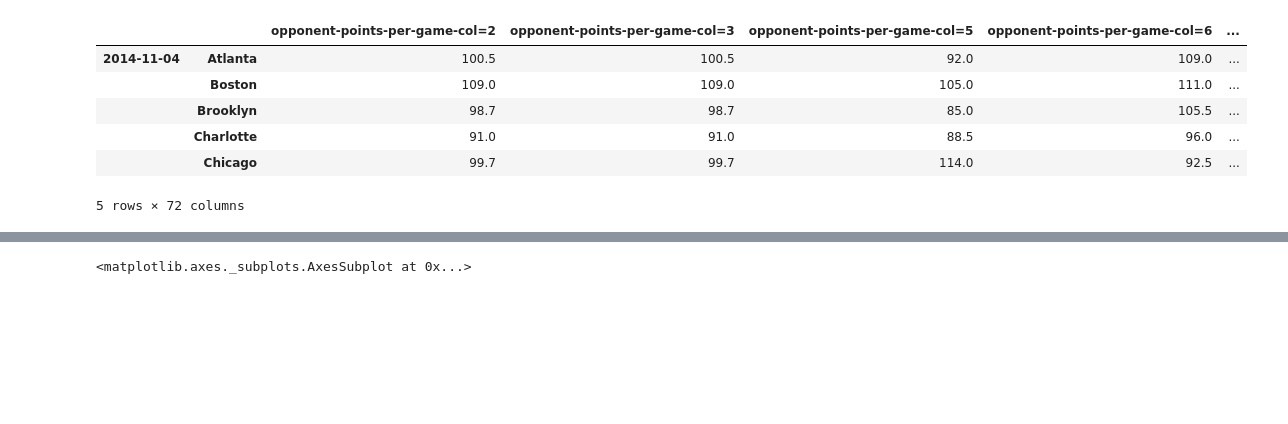
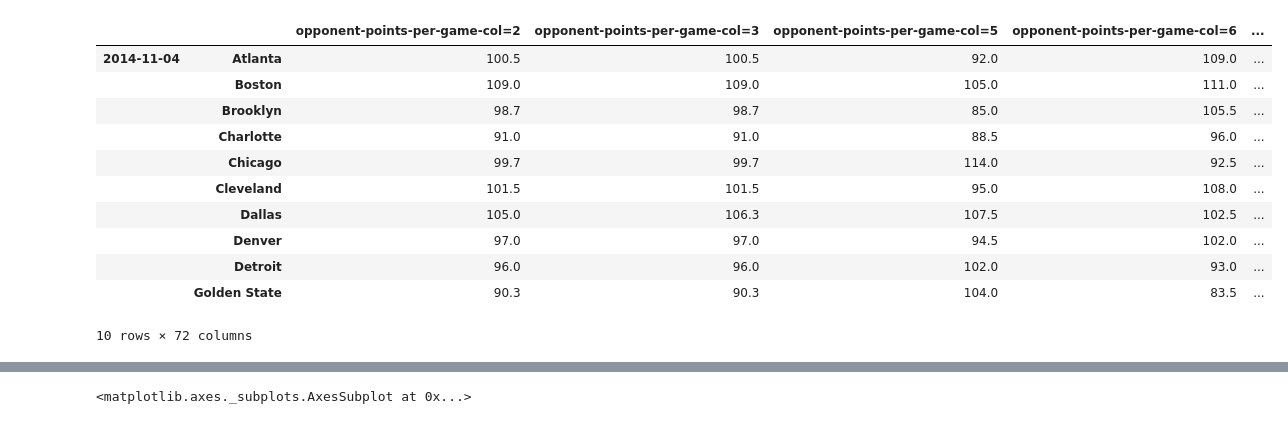
Before and after one commit to elipropp/sports-predictor, a Jupyter notebook: Models/eda.ipynb, the cells around one changed output, grey strips where cells are left out. Drawn from its saved outputs; the diff is of its cells as text; code cells hidden in the pictures; blank space fills up the shorter version.

```diff
--- a/Models/eda.ipynb
+++ b/Models/eda.ipynb
@@ -16,13 +16,18 @@ data_df = pd.read_csv('18-endpoints-4-cols.csv', index_col=[0,1])
 games_df = pd.read_csv('games_df_2015-2020.csv')
 games_df.drop(columns='Unnamed: 0', inplace=True)
 # %%
-data_df.head()
+data_df.head(10)
 # %% [output]
 |  |  | opponent-points-per-game-col=2 | opponent-points-per-game-col=3 | opponent-points-per-game-col=5 | opponent-points-per-game-col=6 | ... |
 | 2014-11-04 | Atlanta | 100.5 | 100.5 | 92.0 | 109.0 | ... |
 |  | Boston | 109.0 | 109.0 | 105.0 | 111.0 | ... |
 |  | Brooklyn | 98.7 | 98.7 | 85.0 | 105.5 | ... |
 |  | Charlotte | 91.0 | 91.0 | 88.5 | 96.0 | ... |
 |  | Chicago | 99.7 | 99.7 | 114.0 | 92.5 | ... |
+|  | Cleveland | 101.5 | 101.5 | 95.0 | 108.0 | ... |
+|  | Dallas | 105.0 | 106.3 | 107.5 | 102.5 | ... |
+|  | Denver | 97.0 | 97.0 | 94.5 | 102.0 | ... |
+|  | Detroit | 96.0 | 96.0 | 102.0 | 93.0 | ... |
+|  | Golden State | 90.3 | 90.3 | 104.0 | 83.5 | ... |
-5 rows × 72 columns
+10 rows × 72 columns
 # %%
```
Also changed, not shown: parts of 7 cells of this notebook, 1 other file.
